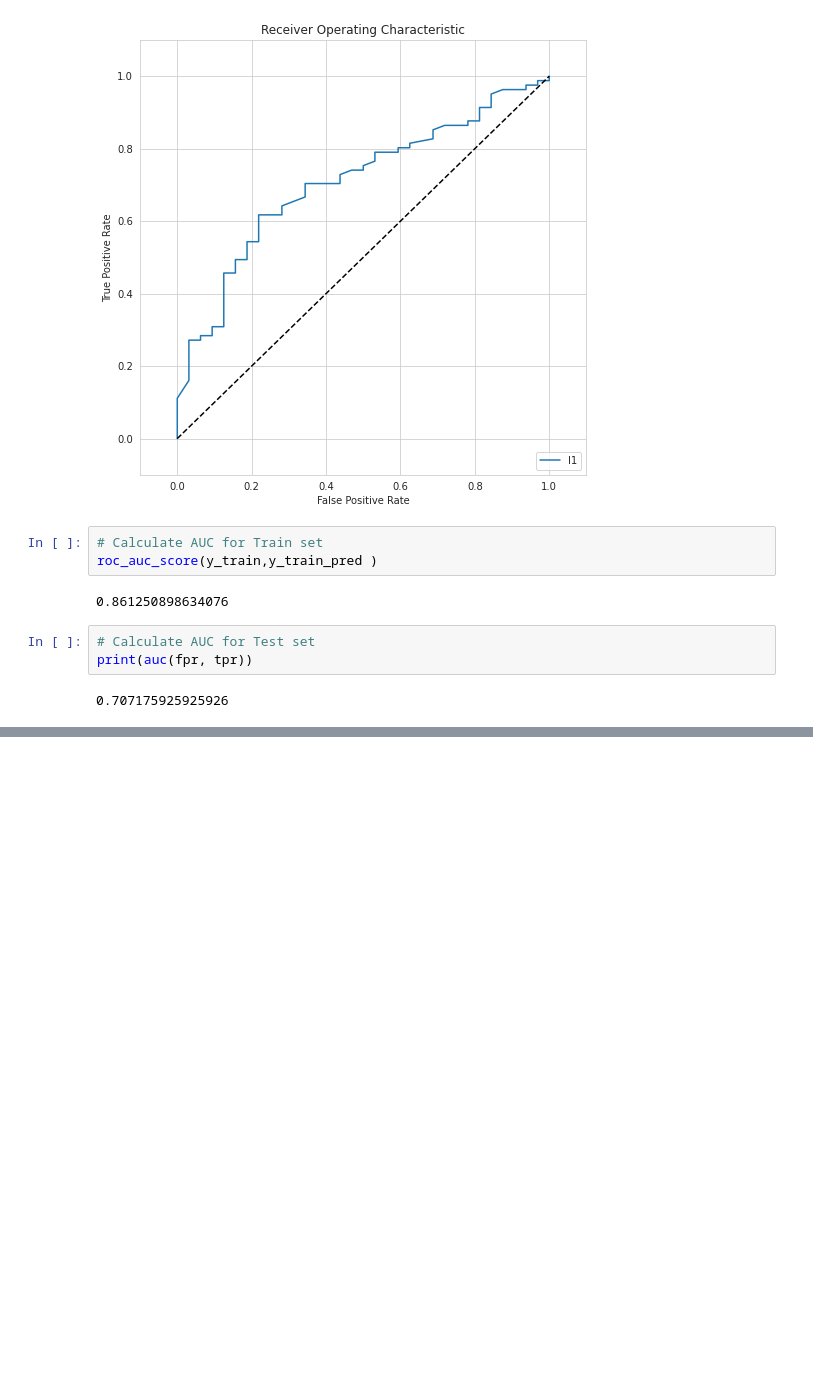
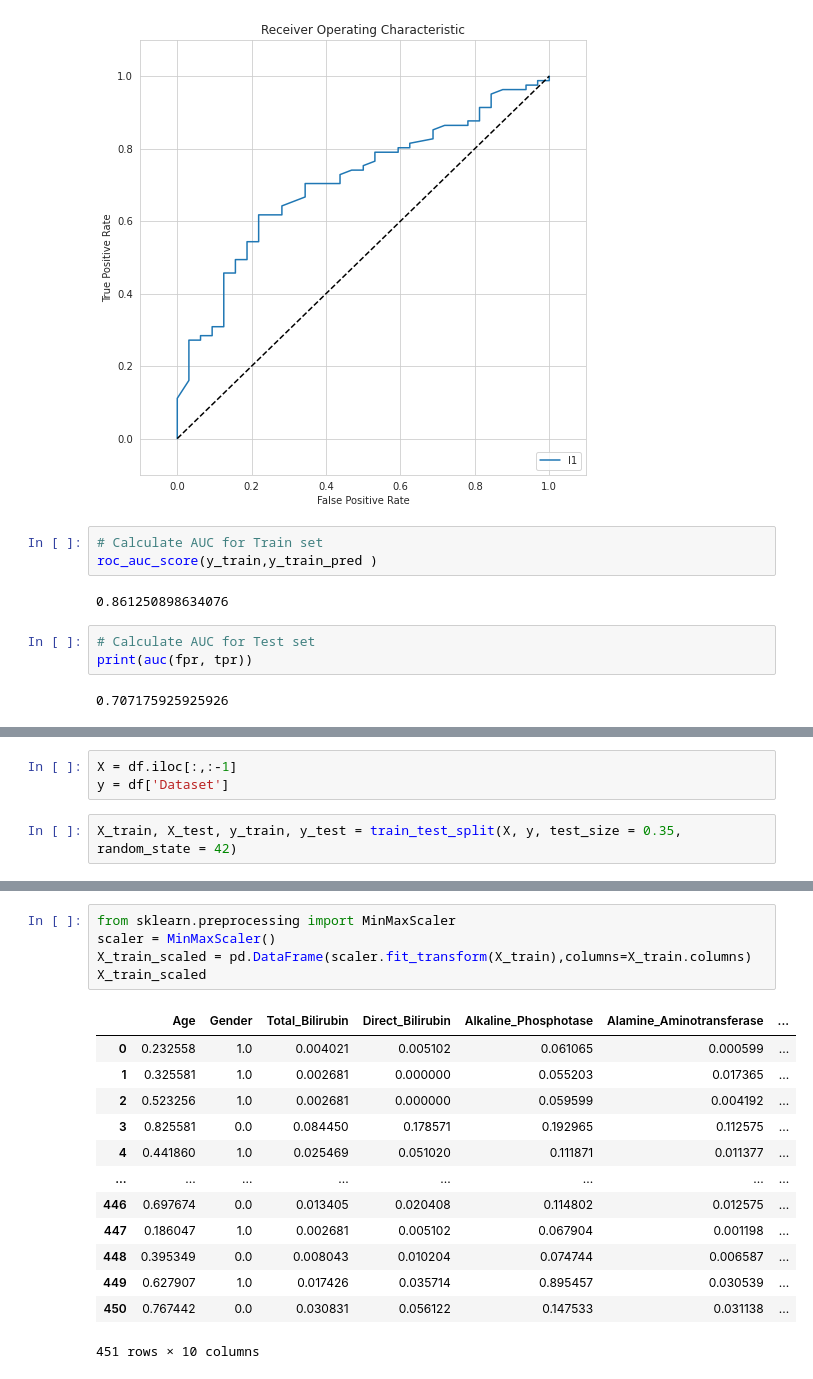
Before and after one commit to SwapnanilPal04/Liver_Cancer_Detection, a Jupyter notebook: Liver_Cancer_Detection.ipynb, the cells around one changed output, grey strips where cells are left out. Saved outputs shown, nothing was run; the diff lists cells and outputs as text; blank space fills up the shorter version.

```diff
--- a/Liver_Cancer_Detection.ipynb
+++ b/Liver_Cancer_Detection.ipynb
@@ -542,0 +692,5 @@ with open('LiverDisease.pkl', 'wb') as pickle_file:
+# %%
+X = df.iloc[:,:-1]
+y = df['Dataset']
+# %%
+X_train, X_test, y_train, y_test = train_test_split(X, y, test_size = 0.35, random_state = 42)
@@ -542,0 +712,19 @@ with open('LiverDisease.pkl', 'wb') as pickle_file:
+# %%
+from sklearn.preprocessing import MinMaxScaler
+scaler = MinMaxScaler()
+X_train_scaled = pd.DataFrame(scaler.fit_transform(X_train),columns=X_train.columns)
+X_train_scaled
+# %% [output]
+|  | Age | Gender | Total_Bilirubin | Direct_Bilirubin | Alkaline_Phosphotase | Alamine_Aminotransferase | ... |
+| 0 | 0.232558 | 1.0 | 0.004021 | 0.005102 | 0.061065 | 0.000599 | ... |
+| 1 | 0.325581 | 1.0 | 0.002681 | 0.000000 | 0.055203 | 0.017365 | ... |
+| 2 | 0.523256 | 1.0 | 0.002681 | 0.000000 | 0.059599 | 0.004192 | ... |
+| 3 | 0.825581 | 0.0 | 0.084450 | 0.178571 | 0.192965 | 0.112575 | ... |
+| 4 | 0.441860 | 1.0 | 0.025469 | 0.051020 | 0.111871 | 0.011377 | ... |
+| ... | ... | ... | ... | ... | ... | ... | ... |
+| 446 | 0.697674 | 0.0 | 0.013405 | 0.020408 | 0.114802 | 0.012575 | ... |
+| 447 | 0.186047 | 1.0 | 0.002681 | 0.005102 | 0.067904 | 0.001198 | ... |
+| 448 | 0.395349 | 0.0 | 0.008043 | 0.010204 | 0.074744 | 0.006587 | ... |
+| 449 | 0.627907 | 1.0 | 0.017426 | 0.035714 | 0.895457 | 0.030539 | ... |
+| 450 | 0.767442 | 0.0 | 0.030831 | 0.056122 | 0.147533 | 0.031138 | ... |
+451 rows × 10 columns
```
Also changed, not shown: parts of 43 cells of this notebook.
